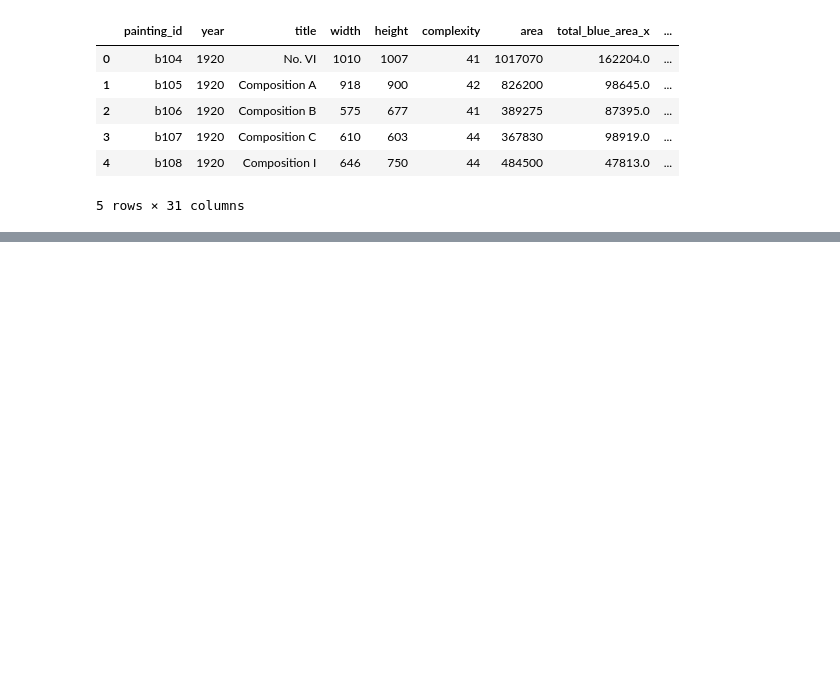
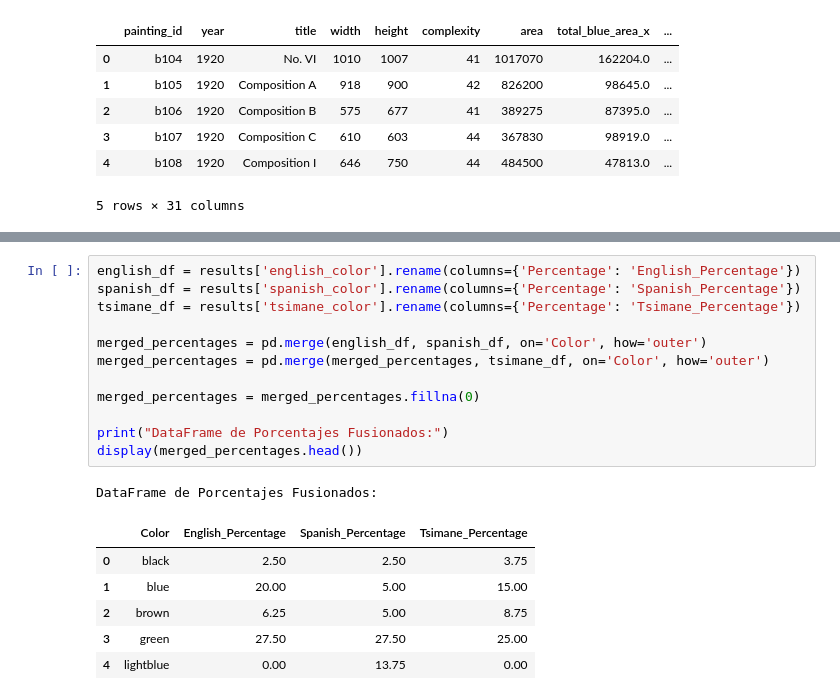
Before and after one commit to LuisAlonsoXP/Mineria_DE_Datos, a Jupyter notebook: mineria.ipynb, the cells around one changed output, grey strips where cells are left out. Drawn from its saved outputs; the diff is of its cells as text; blank space fills up the shorter version.

```diff
--- a/mineria.ipynb
+++ b/mineria.ipynb
@@ -2047,0 +2235,20 @@ painting_info.head()
+# %%
+english_df = results['english_color'].rename(columns={'Percentage': 'English_Percentage'})
+spanish_df = results['spanish_color'].rename(columns={'Percentage': 'Spanish_Percentage'})
+tsimane_df = results['tsimane_color'].rename(columns={'Percentage': 'Tsimane_Percentage'})
+
+merged_percentages = pd.merge(english_df, spanish_df, on='Color', how='outer')
+merged_percentages = pd.merge(merged_percentages, tsimane_df, on='Color', how='outer')
+
+merged_percentages = merged_percentages.fillna(0)
+
+print("DataFrame de Porcentajes Fusionados:")
+display(merged_percentages.head())
+# %% [output]
+DataFrame de Porcentajes Fusionados:
+|  | Color | English_Percentage | Spanish_Percentage | Tsimane_Percentage |
+| 0 | black | 2.50 | 2.50 | 3.75 |
+| 1 | blue | 20.00 | 5.00 | 15.00 |
+| 2 | brown | 6.25 | 5.00 | 8.75 |
+| 3 | green | 27.50 | 27.50 | 25.00 |
+| 4 | lightblue | 0.00 | 13.75 | 0.00 |
```
Also changed, not shown: parts of 17 cells of this notebook.
